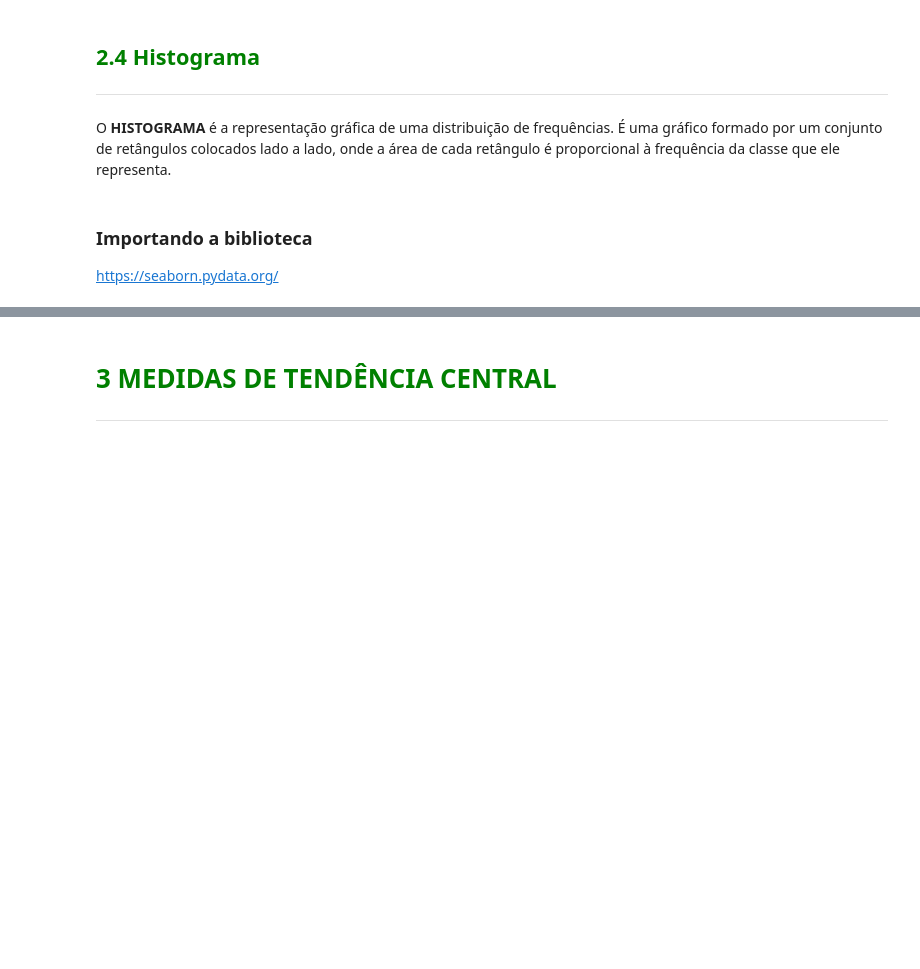
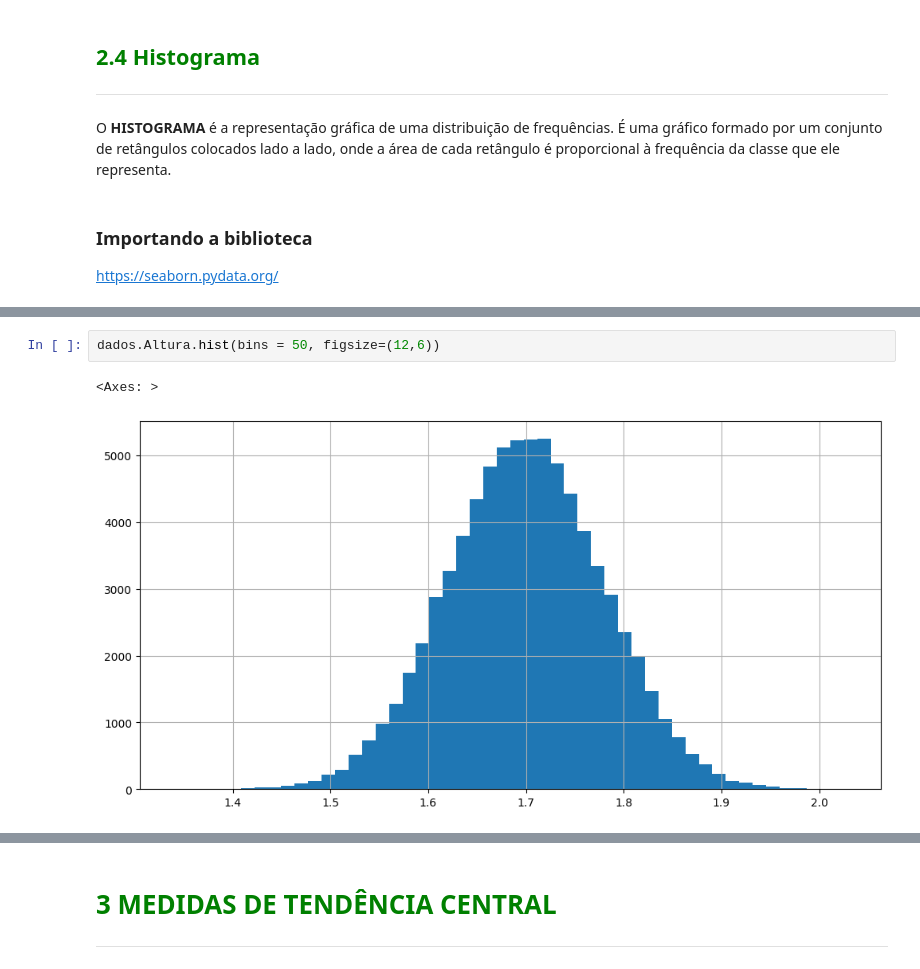
Before and after one commit to alexnascimento1980/Estat-stica-com-Python-frequ-ncias-e-medidas, a Jupyter notebook: Curso_de_Estatística_Parte_1.ipynb, the cells around one changed output, grey strips where cells are left out. Saved outputs shown, nothing was run; the diff lists cells and outputs as text; blank space fills up the shorter version.

```diff
--- a/Curso_de_Estatística_Parte_1.ipynb
+++ b/Curso_de_Estatística_Parte_1.ipynb
@@ -426,0 +729,5 @@ https://seaborn.pydata.org/
+# %%
+dados.Altura.hist(bins = 50, figsize=(12,6))
+# %% [output]
+<Axes: >
+[figure, added]
```
Also changed, not shown: parts of 29 cells of this notebook.
